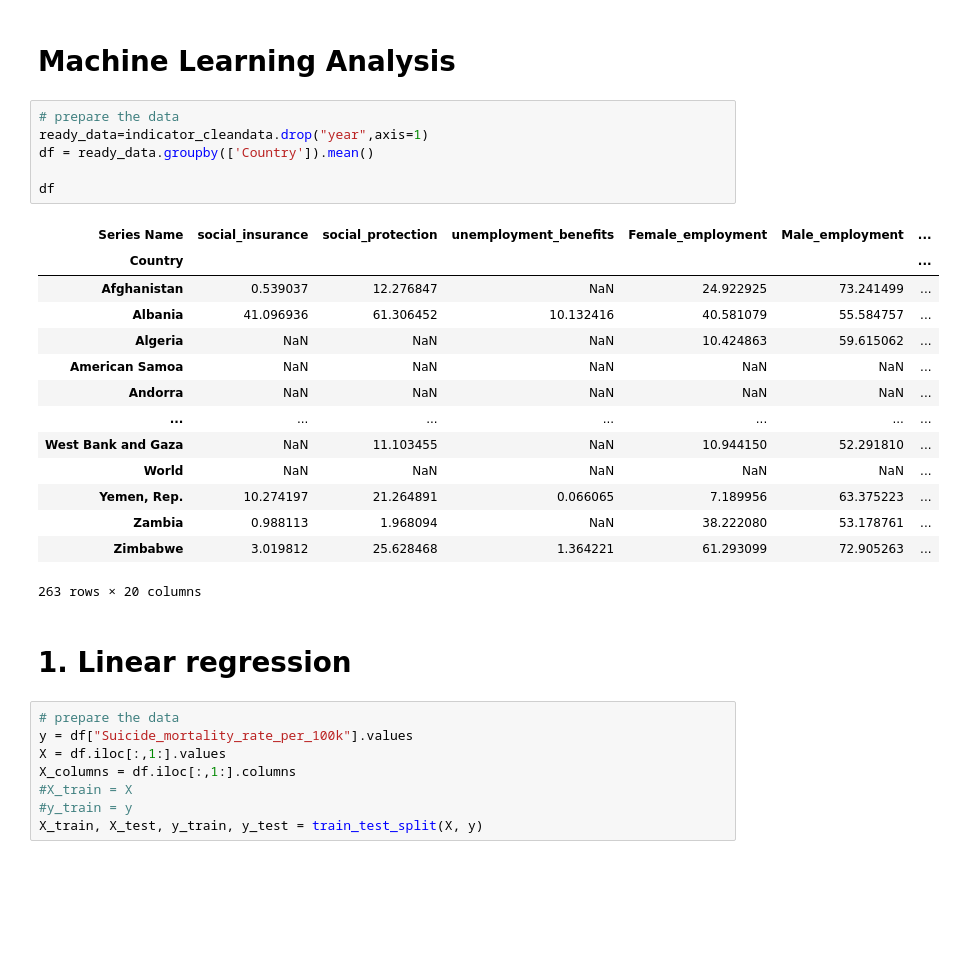
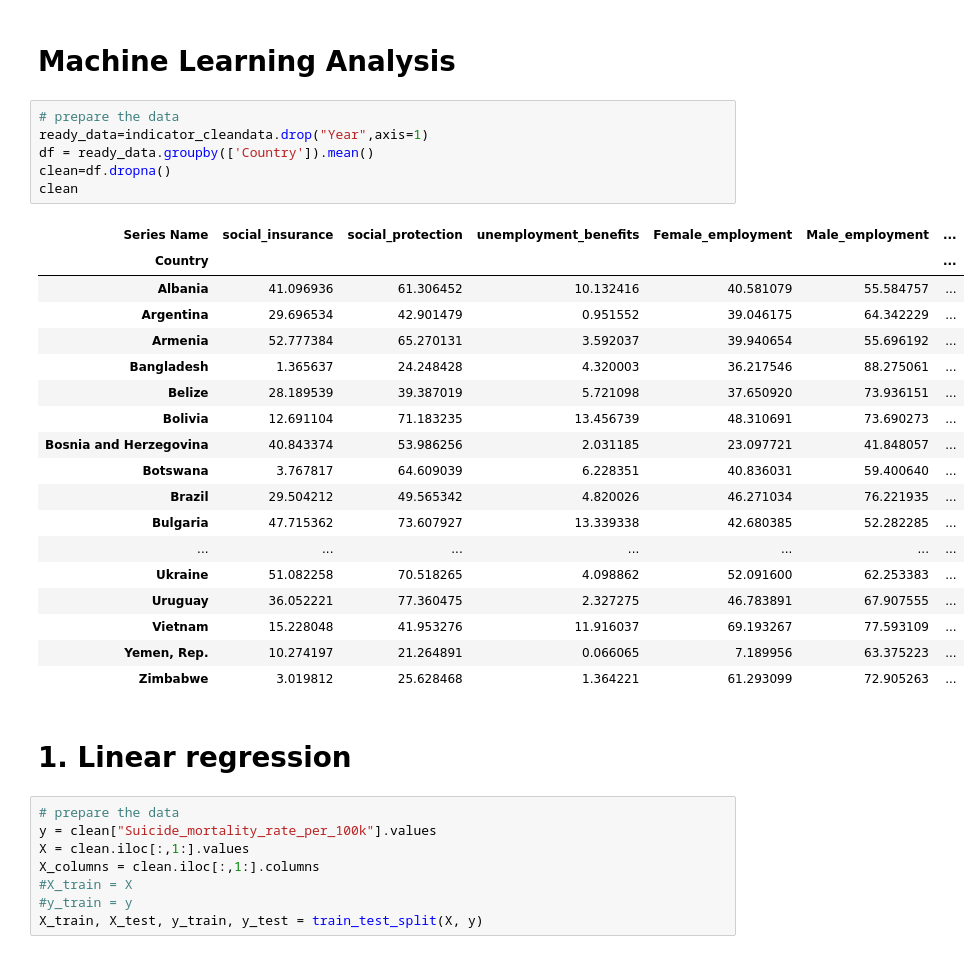
Before and after one commit to ermiasgelaye/Mental-Health-Predictor, a Jupyter notebook: machine_learning_analysis.ipynb, the cells around one changed output. Saved outputs shown, nothing was run; the diff lists cells and outputs as text; blank space fills up the shorter version.

```diff
--- a/machine_learning_analysis.ipynb
+++ b/machine_learning_analysis.ipynb
@@ -253,32 +249,36 @@ plt.show()
 # Machine Learning Analysis
 # %%
 # prepare the data
-ready_data=indicator_cleandata.drop("year",axis=1)
+ready_data=indicator_cleandata.drop("Year",axis=1)
 df = ready_data.groupby(['Country']).mean()
-
-df
+clean=df.dropna()
+clean
 # %% [output]
 | Series Name | social_insurance | social_protection | unemployment_benefits | Female_employment | Male_employment | ... |
 | Country |  |  |  |  |  | ... |
-| Afghanistan | 0.539037 | 12.276847 | NaN | 24.922925 | 73.241499 | ... |
 | Albania | 41.096936 | 61.306452 | 10.132416 | 40.581079 | 55.584757 | ... |
-| Algeria | NaN | NaN | NaN | 10.424863 | 59.615062 | ... |
-| American Samoa | NaN | NaN | NaN | NaN | NaN | ... |
-| Andorra | NaN | NaN | NaN | NaN | NaN | ... |
+| Argentina | 29.696534 | 42.901479 | 0.951552 | 39.046175 | 64.342229 | ... |
+| Armenia | 52.777384 | 65.270131 | 3.592037 | 39.940654 | 55.696192 | ... |
+| Bangladesh | 1.365637 | 24.248428 | 4.320003 | 36.217546 | 88.275061 | ... |
+| Belize | 28.189539 | 39.387019 | 5.721098 | 37.650920 | 73.936151 | ... |
+| Bolivia | 12.691104 | 71.183235 | 13.456739 | 48.310691 | 73.690273 | ... |
+| Bosnia and Herzegovina | 40.843374 | 53.986256 | 2.031185 | 23.097721 | 41.848057 | ... |
+| Botswana | 3.767817 | 64.609039 | 6.228351 | 40.836031 | 59.400640 | ... |
+| Brazil | 29.504212 | 49.565342 | 4.820026 | 46.271034 | 76.221935 | ... |
+| Bulgaria | 47.715362 | 73.607927 | 13.339338 | 42.680385 | 52.282285 | ... |
 | ... | ... | ... | ... | ... | ... | ... |
-| West Bank and Gaza | NaN | 11.103455 | NaN | 10.944150 | 52.291810 | ... |
-| World | NaN | NaN | NaN | NaN | NaN | ... |
+| Ukraine | 51.082258 | 70.518265 | 4.098862 | 52.091600 | 62.253383 | ... |
+| Uruguay | 36.052221 | 77.360475 | 2.327275 | 46.783891 | 67.907555 | ... |
+| Vietnam | 15.228048 | 41.953276 | 11.916037 | 69.193267 | 77.593109 | ... |
 | Yemen, Rep. | 10.274197 | 21.264891 | 0.066065 | 7.189956 | 63.375223 | ... |
-| Zambia | 0.988113 | 1.968094 | NaN | 38.222080 | 53.178761 | ... |
 | Zimbabwe | 3.019812 | 25.628468 | 1.364221 | 61.293099 | 72.905263 | ... |
-263 rows × 20 columns
 # %% [markdown]
 # 1. Linear regression
 # %%
 # prepare the data
-y = df["Suicide_mortality_rate_per_100k"].values
-X = df.iloc[:,1:].values
-X_columns = df.iloc[:,1:].columns
+y = clean["Suicide_mortality_rate_per_100k"].values
+X = clean.iloc[:,1:].values
+X_columns = clean.iloc[:,1:].columns
 #X_train = X
 #y_train = y
 X_train, X_test, y_train, y_test = train_test_split(X, y)
```
Also changed, not shown: parts of 4 cells of this notebook, 2 other files.
